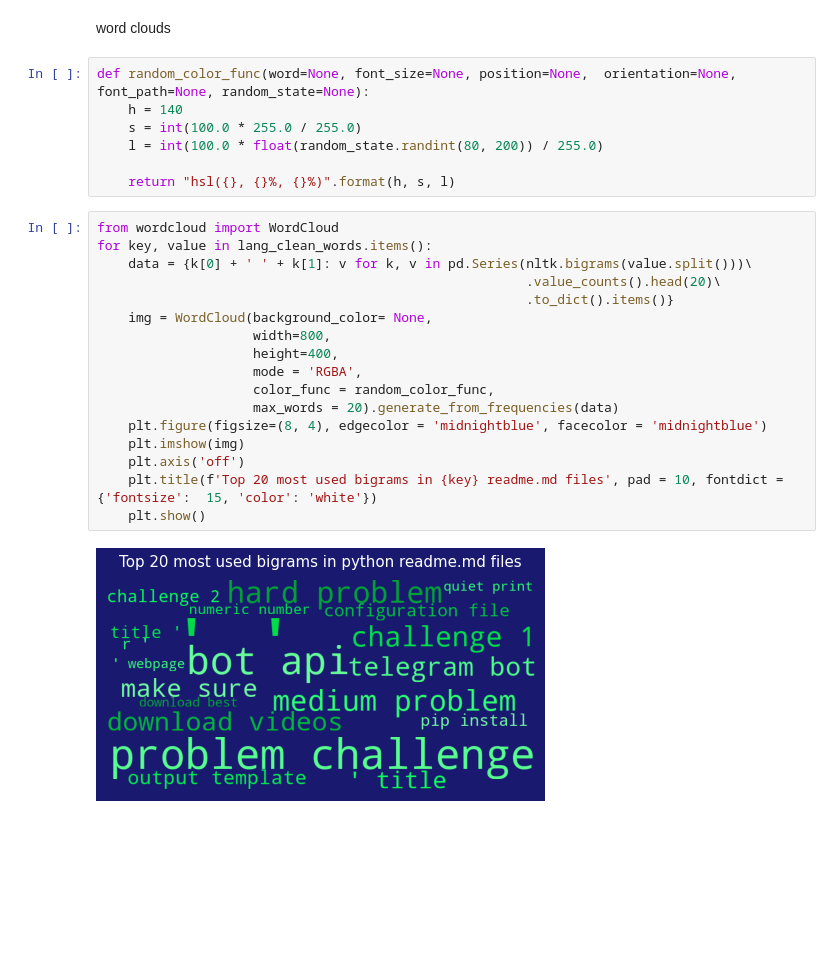
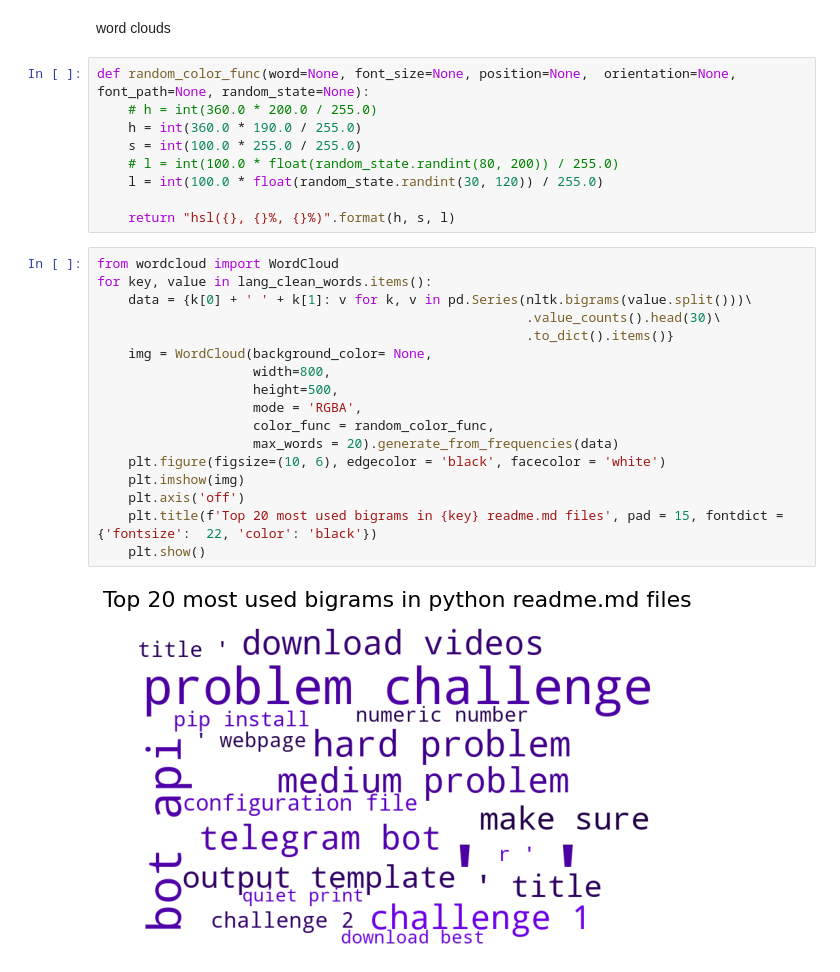
Before and after one commit to codeup-germain/github-code-composition, a Jupyter notebook: Brooke_explore_draft.ipynb, the cells around one changed output. Saved outputs shown, nothing was run; the diff lists cells and outputs as text; blank space fills up the shorter version.

```diff
--- a/Brooke_explore_draft.ipynb
+++ b/Brooke_explore_draft.ipynb
@@ -683,27 +683,29 @@ for key, value in lang_clean_words.items():
 word clouds
 # %%
 def random_color_func(word=None, font_size=None, position=None,  orientation=None, font_path=None, random_state=None):
-    h = 140
+    # h = int(360.0 * 200.0 / 255.0)
+    h = int(360.0 * 190.0 / 255.0)
     s = int(100.0 * 255.0 / 255.0)
-    l = int(100.0 * float(random_state.randint(80, 200)) / 255.0)
+    # l = int(100.0 * float(random_state.randint(80, 200)) / 255.0)
+    l = int(100.0 * float(random_state.randint(30, 120)) / 255.0)
 
     return "hsl({}, {}%, {}%)".format(h, s, l)
 # %%
 from wordcloud import WordCloud
 for key, value in lang_clean_words.items():
     data = {k[0] + ' ' + k[1]: v for k, v in pd.Series(nltk.bigrams(value.split()))\
-                                                       .value_counts().head(20)\
+                                                       .value_counts().head(30)\
                                                        .to_dict().items()}
     img = WordCloud(background_color= None,
                     width=800,
-                    height=400,
+                    height=500,
                     mode = 'RGBA',
                     color_func = random_color_func,
                     max_words = 20).generate_from_frequencies(data)
-    plt.figure(figsize=(8, 4), edgecolor = 'midnightblue', facecolor = 'midnightblue')
+    plt.figure(figsize=(10, 6), edgecolor = 'black', facecolor = 'white')
     plt.imshow(img)
     plt.axis('off')
-    plt.title(f'Top 20 most used bigrams in {key} readme.md files', pad = 10, fontdict ={'fontsize':  15, 'color': 'white'})
+    plt.title(f'Top 20 most used bigrams in {key} readme.md files', pad = 15, fontdict ={'fontsize':  22, 'color': 'black'})
     plt.show()
 # %% [output]
-[figure, old version]
+[figure, new version]
```
Also changed, not shown: parts of 2 cells of this notebook, 1 other file.
